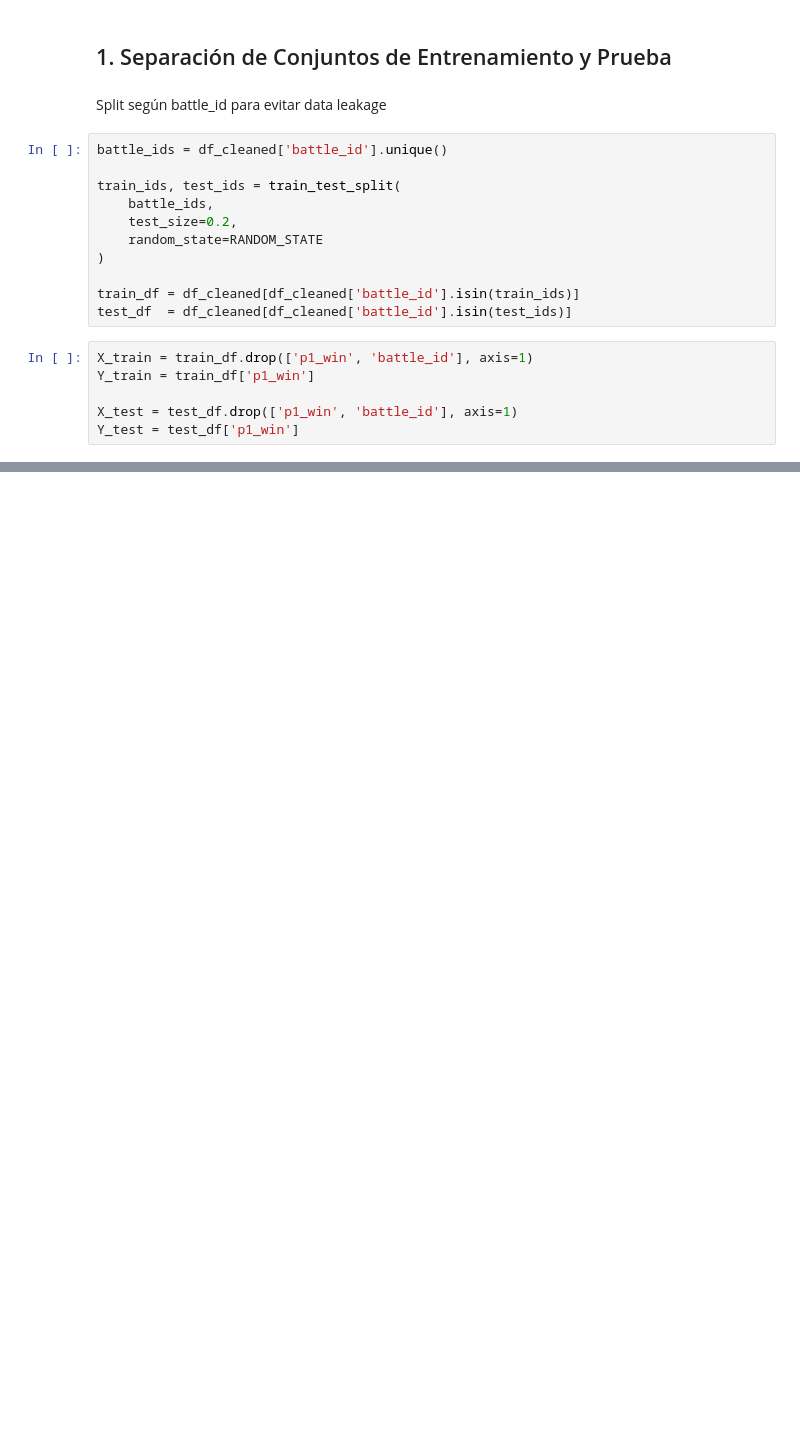
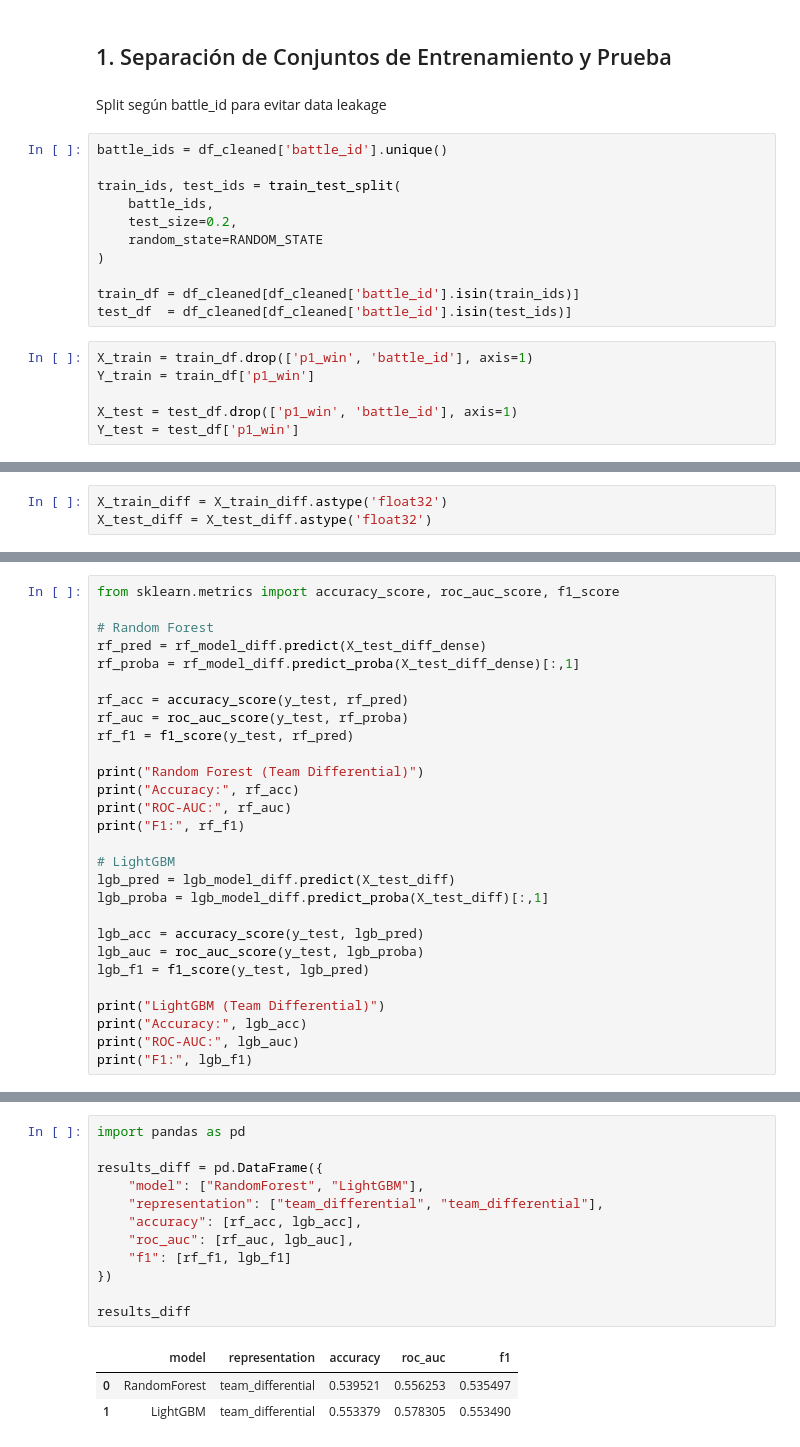
Before and after one commit to lynel22/OU-Pokemon-Battle-Prediction-Model, a Jupyter notebook: notebooks/02_Baseline.ipynb, the cells around one changed output, grey strips where cells are left out. Saved outputs shown, nothing was run; the diff lists cells and outputs as text; blank space fills up the shorter version.

Commit message:
Baseline: entrenamiento de randomforest y lightgbm

```diff
--- a/notebooks/02_Baseline.ipynb
+++ b/notebooks/02_Baseline.ipynb
@@ -54,0 +288,3 @@ Y_test = test_df['p1_win']
+# %%
+X_train_diff = X_train_diff.astype('float32')
+X_test_diff = X_test_diff.astype('float32')
@@ -54,0 +325,28 @@ Y_test = test_df['p1_win']
+# %%
+from sklearn.metrics import accuracy_score, roc_auc_score, f1_score
+
+# Random Forest
+rf_pred = rf_model_diff.predict(X_test_diff_dense)
+rf_proba = rf_model_diff.predict_proba(X_test_diff_dense)[:,1]
+
+rf_acc = accuracy_score(y_test, rf_pred)
+rf_auc = roc_auc_score(y_test, rf_proba)
+rf_f1 = f1_score(y_test, rf_pred)
+
+print("Random Forest (Team Differential)")
+print("Accuracy:", rf_acc)
+print("ROC-AUC:", rf_auc)
+print("F1:", rf_f1)
+
+# LightGBM
+lgb_pred = lgb_model_diff.predict(X_test_diff)
+lgb_proba = lgb_model_diff.predict_proba(X_test_diff)[:,1]
+
+lgb_acc = accuracy_score(y_test, lgb_pred)
+lgb_auc = roc_auc_score(y_test, lgb_proba)
+lgb_f1 = f1_score(y_test, lgb_pred)
+
+print("LightGBM (Team Differential)")
+print("Accuracy:", lgb_acc)
+print("ROC-AUC:", lgb_auc)
+print("F1:", lgb_f1)
@@ -54,0 +368,16 @@ Y_test = test_df['p1_win']
+# %%
+import pandas as pd
+
+results_diff = pd.DataFrame({
+    "model": ["RandomForest", "LightGBM"],
+    "representation": ["team_differential", "team_differential"],
+    "accuracy": [rf_acc, lgb_acc],
+    "roc_auc": [rf_auc, lgb_auc],
+    "f1": [rf_f1, lgb_f1]
+})
+
+results_diff
+# %% [output]
+|  | model | representation | accuracy | roc_auc | f1 |
+| 0 | RandomForest | team_differential | 0.539521 | 0.556253 | 0.535497 |
+| 1 | LightGBM | team_differential | 0.553379 | 0.578305 | 0.553490 |
```
Also changed, not shown: parts of 33 cells of this notebook, 1 other file.
